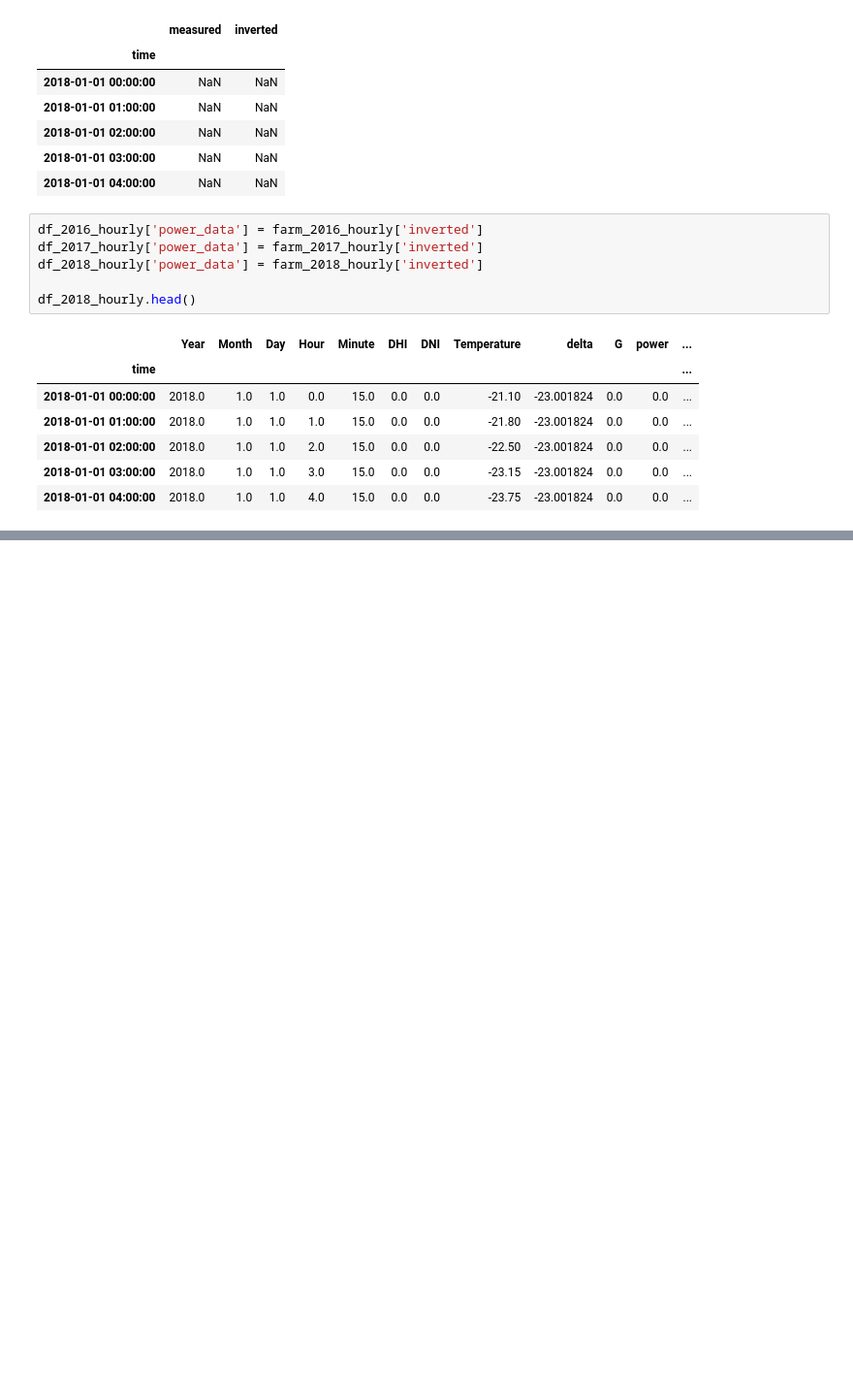
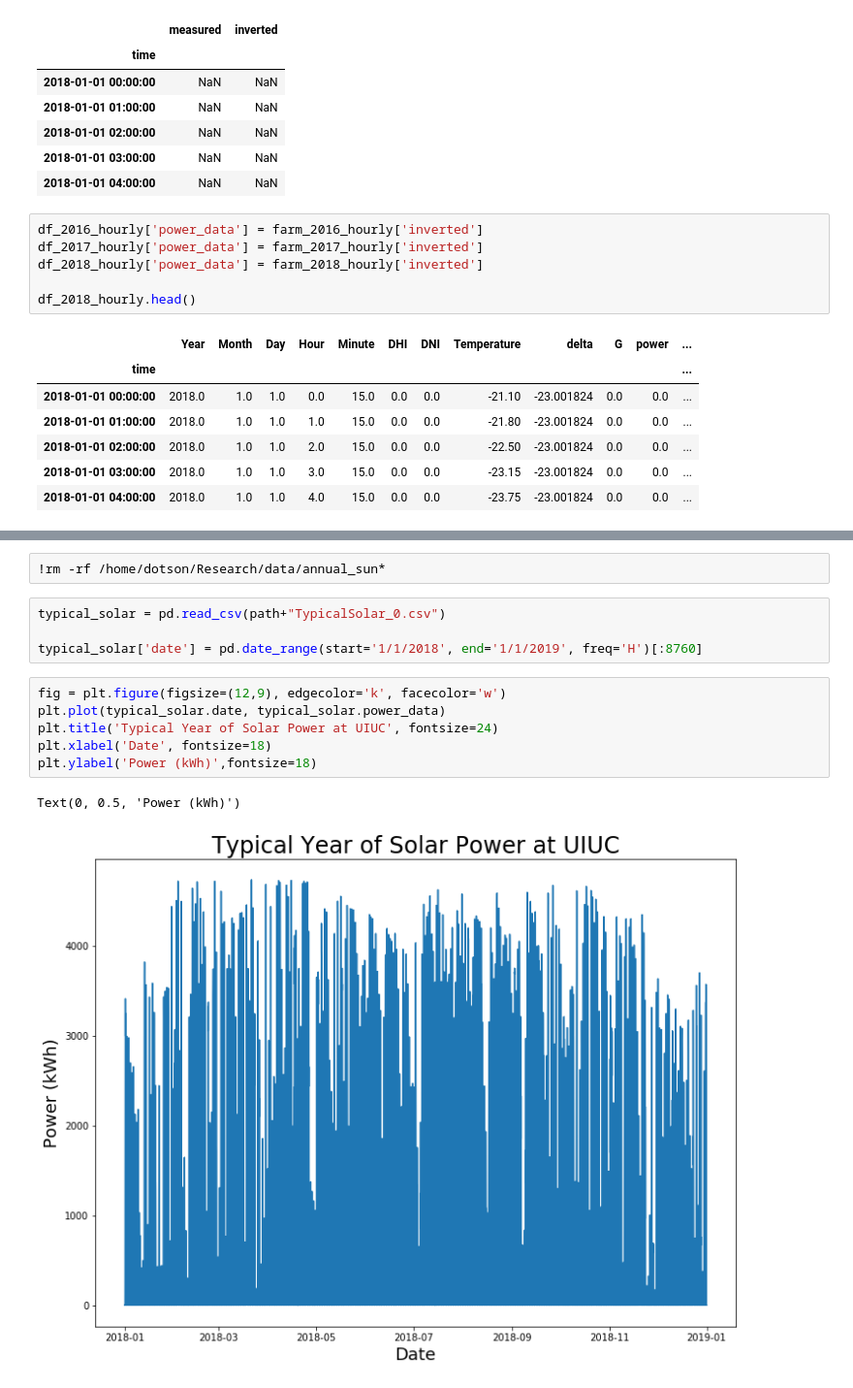
Before and after one commit to arfc/pride, a Jupyter notebook: data_processing/solar_power.ipynb, the cells around one changed output, grey strips where cells are left out. Shown at 97% size. Saved outputs shown, nothing was run; the diff lists cells and outputs as text; blank space fills up the shorter version.

```diff
--- a/data_processing/solar_power.ipynb
+++ b/data_processing/solar_power.ipynb
@@ -348,0 +393,15 @@ final_2018.plot()
+# %%
+!rm -rf /home/dotson/Research/data/annual_sun*
+# %%
+typical_solar = pd.read_csv(path+"TypicalSolar_0.csv")
+
+typical_solar['date'] = pd.date_range(start='1/1/2018', end='1/1/2019', freq='H')[:8760]
+# %%
+fig = plt.figure(figsize=(12,9), edgecolor='k', facecolor='w')
+plt.plot(typical_solar.date, typical_solar.power_data)
+plt.title('Typical Year of Solar Power at UIUC', fontsize=24)
+plt.xlabel('Date', fontsize=18)
+plt.ylabel('Power (kWh)',fontsize=18)
+# %% [output]
+Text(0, 0.5, 'Power (kWh)')
+[figure, added]
```
Also changed, not shown: parts of 15 cells of this notebook.
